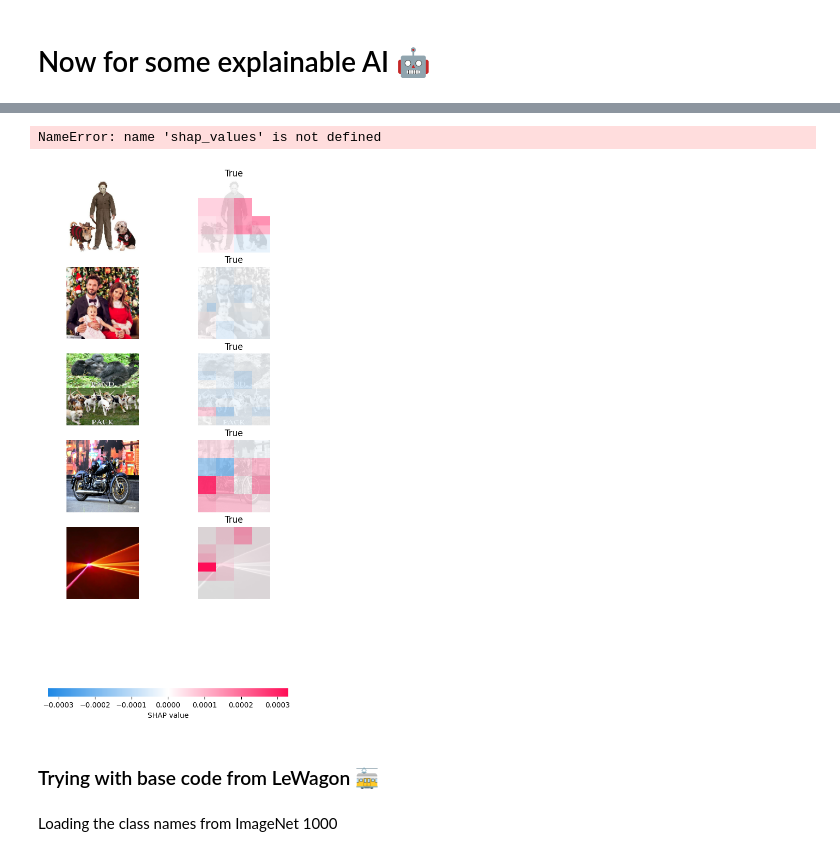
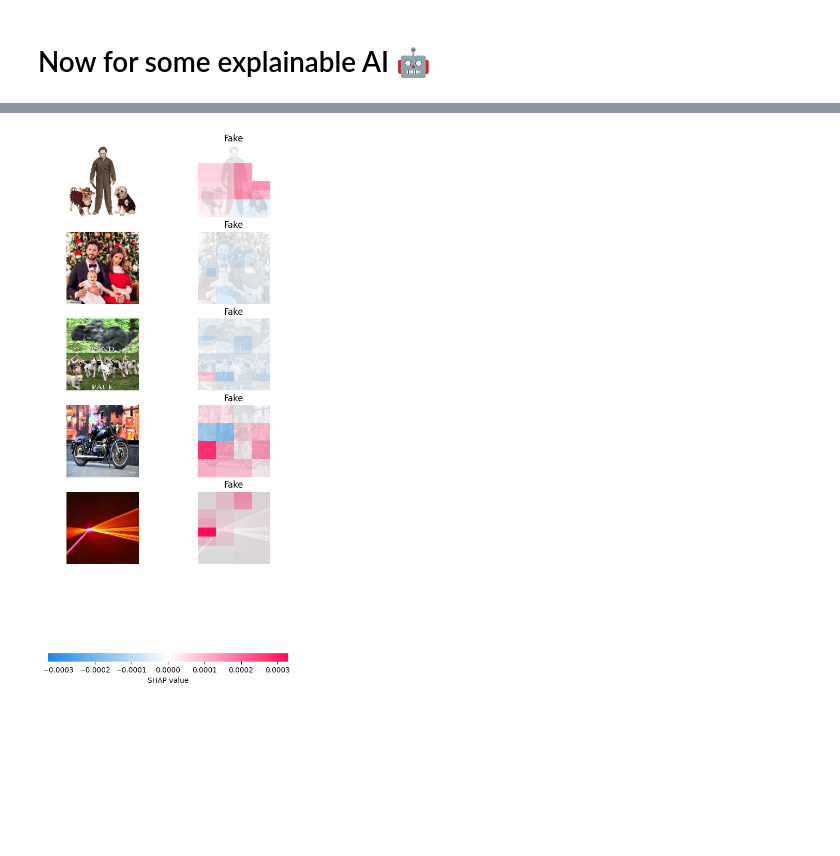
Before and after one commit to Corentr1/Ai-Detector-Back, a Jupyter notebook: notebooks/model_testing_corentin.ipynb, the cells around one changed output, grey strips where cells are left out. Cells and saved outputs as stored; diff of their text form; code cells hidden in the pictures; blank space fills up the shorter version.

```diff
--- a/notebooks/model_testing_corentin.ipynb
+++ b/notebooks/model_testing_corentin.ipynb
@@ -599,9 +502,9 @@ def model_function(X):
     X_copy = X.copy()
     return model.predict(X_copy)
 
-clsnms = ["True","False"]
+# clsnms = ["True","False"]
 # Finally create the explainer
-explainer = shap.Explainer(model_function, masker, output_names=clsnms)
+explainer = shap.Explainer(model_function, masker)#, output_names=clsnms)
 
 # to estimate the SHAP values
 shap_values = explainer(X_test[10:15], max_evals=50, batch_size=1)
@@ -632,4 +528,0 @@ pixel_values.reshape(1, *pixel_values.shape).shape[0]
-# %%
-shap_values.output_names
-# %% [output]
-NameError: name 'shap_values' is not defined
@@ -645,4 +529,4 @@ np.array([["bla","boe"]]*5)
 # %%
-shap.image_plot(shap_values, pixel_values=X_test[5:10], labels=np.array([["True","False"]]*5))
+shap.image_plot(shap_values, pixel_values=X_test[5:10], labels=np.array([["Fake"]]*5))
 # %% [output]
-[figure, old version]
+[figure, new version]
@@ -651,2 +532,0 @@ explainer.values.shape
-# %% [markdown]
-### Trying with base code from LeWagon 🚋
@@ -656,2 +532,0 @@ from tensorflow.keras.applications.resnet50 import ResNet50, preprocess_input, d
-# %% [markdown]
-Loading the class names from ImageNet 1000
```
Also changed, not shown: parts of 29 cells of this notebook, 1 other file.
